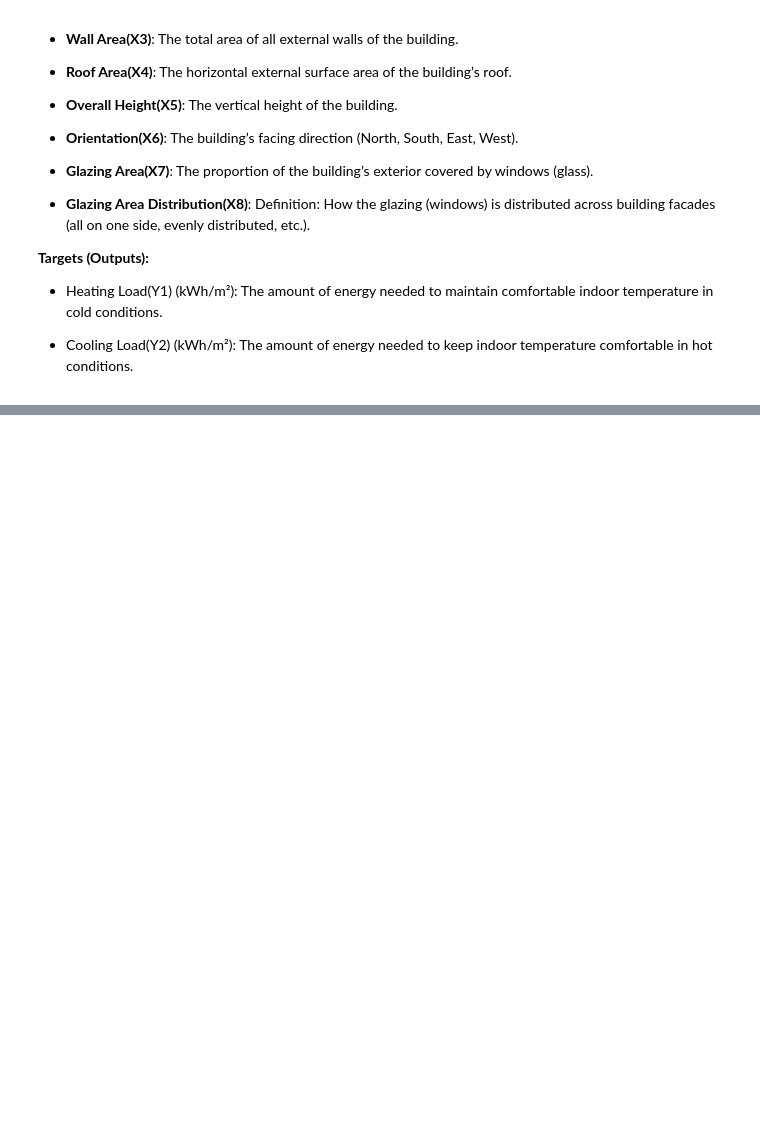
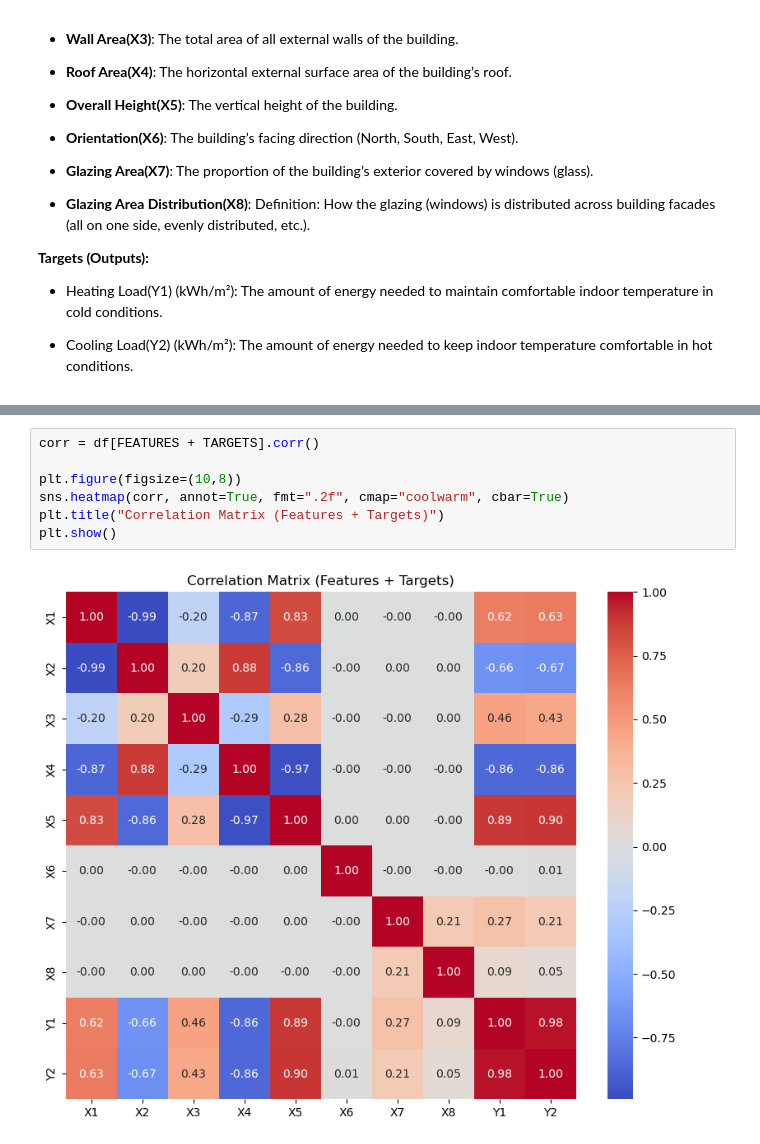
Before and after one commit to tolly00/phase-4-project, a Jupyter notebook: index.ipynb, the cells around one changed output, grey strips where cells are left out. Cells and saved outputs as stored; diff of their text form; blank space fills up the shorter version.

```diff
--- a/index.ipynb
+++ b/index.ipynb
@@ -58,0 +179,9 @@ df.head()
+# %%
+corr = df[FEATURES + TARGETS].corr()
+
+plt.figure(figsize=(10,8))
+sns.heatmap(corr, annot=True, fmt=".2f", cmap="coolwarm", cbar=True)
+plt.title("Correlation Matrix (Features + Targets)")
+plt.show()
+# %% [output]
+[figure, added]
```
Also changed, not shown: parts of 43 cells of this notebook.
